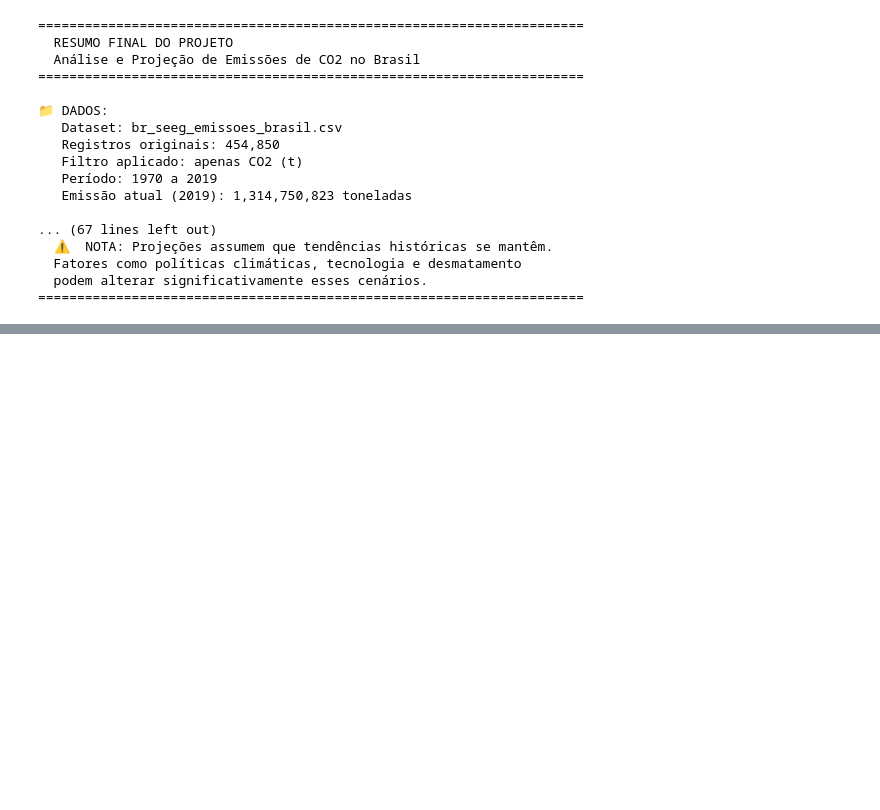
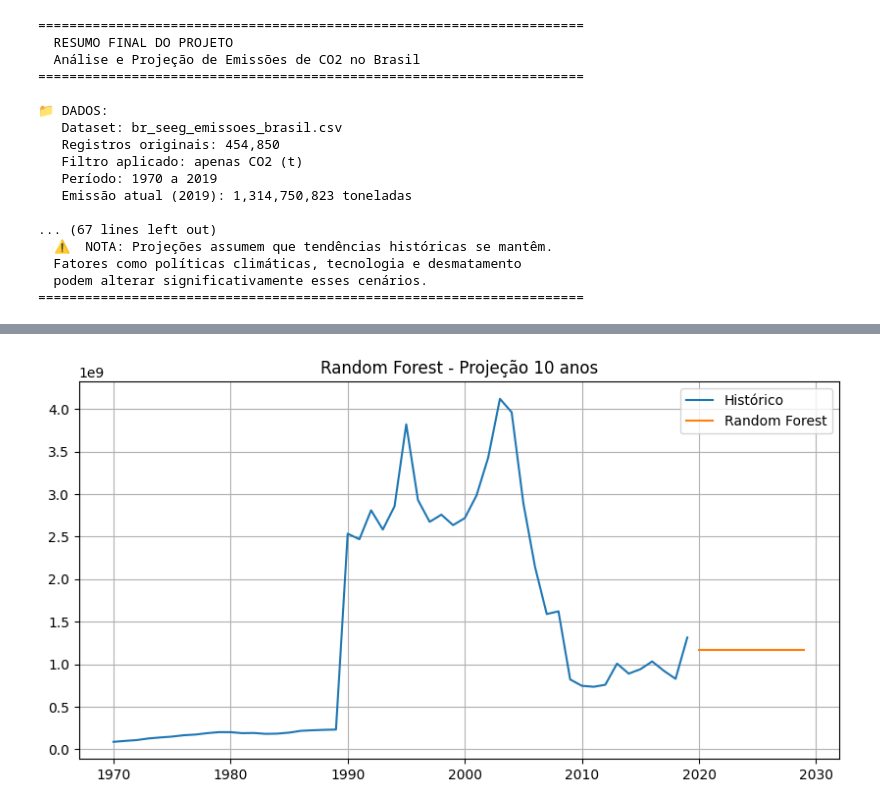
Before and after one commit to gblsun/analise-emissoes-co2-brasil, a Jupyter notebook: ProjetoEmissao-teste.ipynb, the cells around one changed output, grey strips where cells are left out. Saved outputs shown, nothing was run; the diff lists cells and outputs as text; code cells hidden in the pictures; blank space fills up the shorter version.

```diff
--- a/ProjetoEmissao-teste.ipynb
+++ b/ProjetoEmissao-teste.ipynb
@@ -1602,0 +2342,33 @@ Resíduos                                   100             0.27
+# %%
+import numpy as np
+import matplotlib.pyplot as plt
+from sklearn.ensemble import RandomForestRegressor
+
+# treino (usa tudo)
+X_rf = df_total[["ano"]]
+y_rf = y_total
+
+rf = RandomForestRegressor(
+    n_estimators=200,
+    max_depth=10,
+    random_state=42
+)
+
+rf.fit(X_rf, y_rf)
+
+# futuro 10 anos
+ultimo_ano = df_total["ano"].max()
+
+anos_futuros = np.arange(ultimo_ano + 1, ultimo_ano + 11).reshape(-1, 1)
+
+pred_rf = rf.predict(anos_futuros)
+
+plt.figure(figsize=(10,5))
+plt.plot(df_total["ano"], y_total, label="Histórico")
+plt.plot(anos_futuros, pred_rf, label="Random Forest")
+plt.title("Random Forest - Projeção 10 anos")
+plt.legend()
+plt.grid()
+plt.show()
+# %% [output]
+[figure, added]
```
Also changed, not shown: parts of 50 cells of this notebook, 16 other files.
